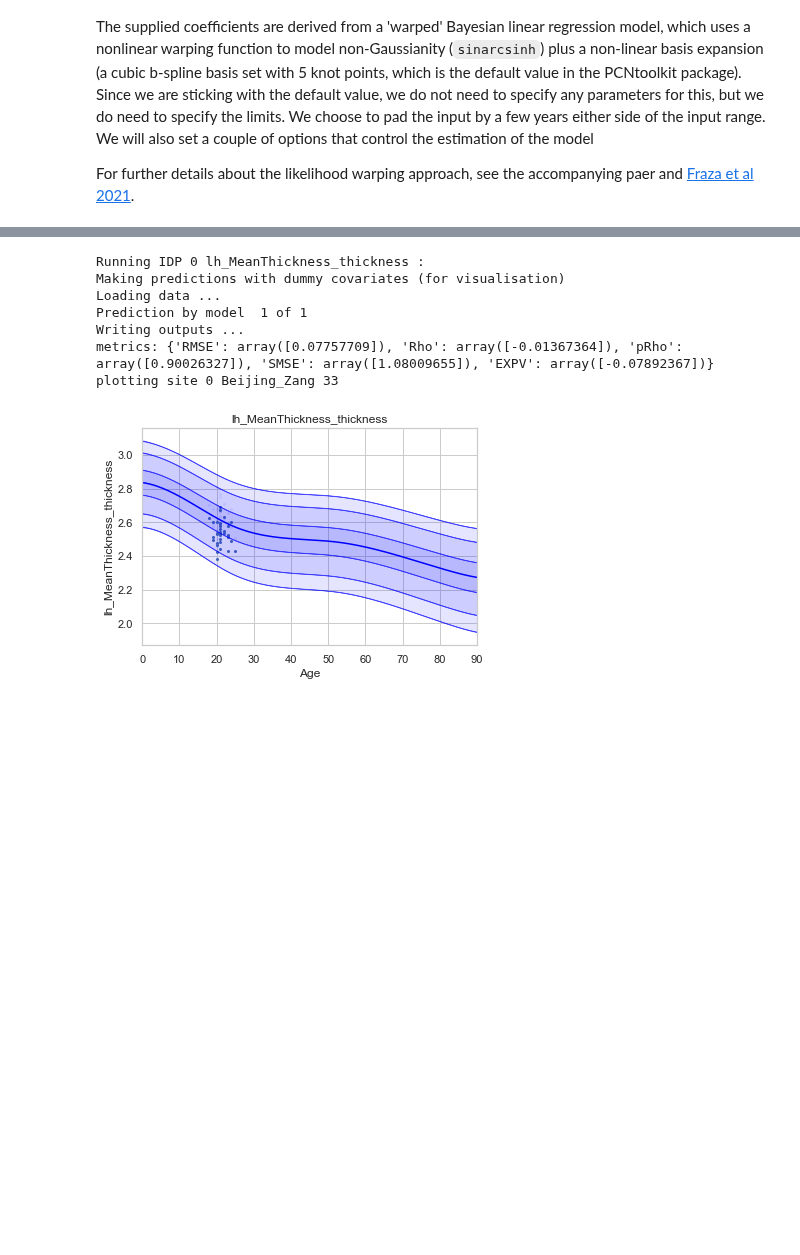
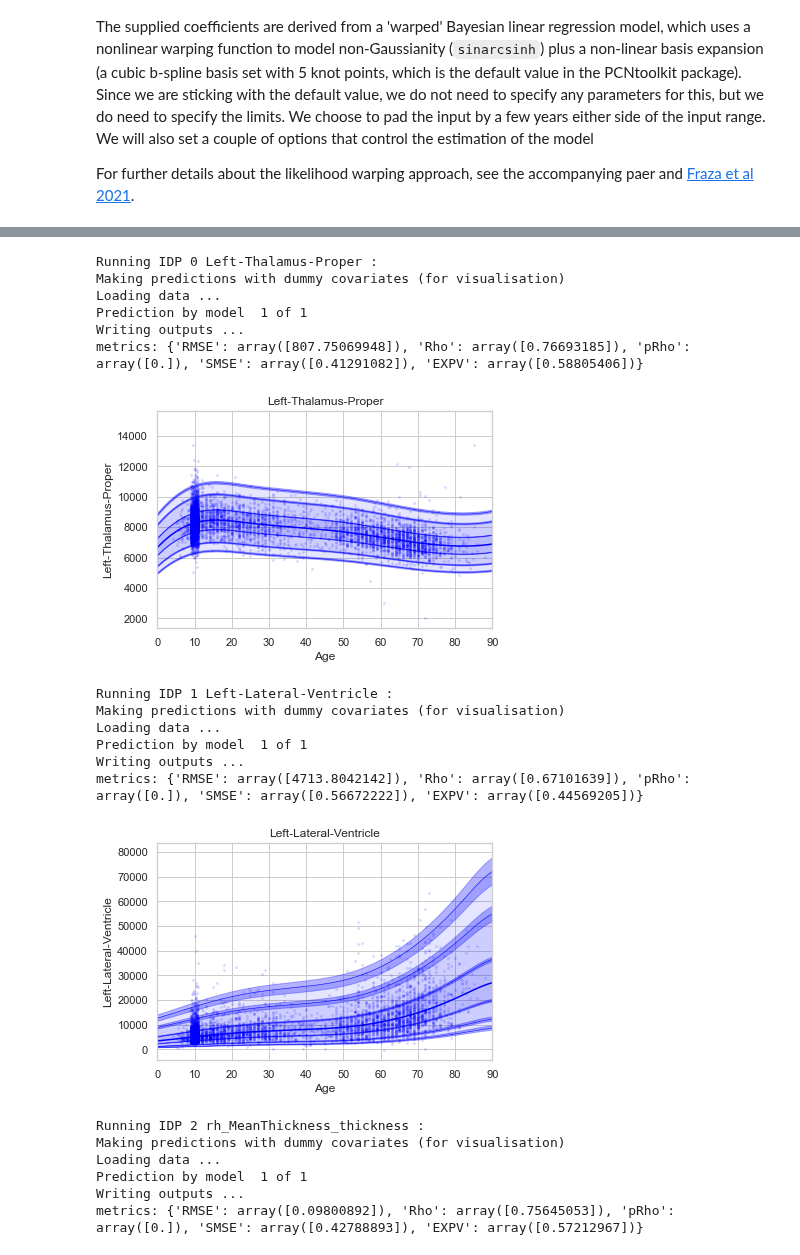
Before and after one commit to predictive-clinical-neuroscience/braincharts, a Jupyter notebook: scripts/apply_normative_models.ipynb, the cells around one changed output, grey strips where cells are left out. Drawn from its saved outputs; the diff is of its cells as text; code cells hidden in the pictures; blank space fills up the shorter version.

```diff
--- a/scripts/apply_normative_models.ipynb
+++ b/scripts/apply_normative_models.ipynb
@@ -22,13 +22,14 @@ Next, we configure some basic variables, like where we want the analysis to be d
 # %%
 # which model do we wish to use?
-model_name = 'lifespan_29K_82sites_train'
+model_name = 'lifespan_12K_59sites_mqc_train'
+site_names = 'site_ids_59sites.txt'
 
 # where the analysis takes place
 root_dir = '/Users/andmar/data/sairut/braincharts'
 out_dir = os.path.join(root_dir, 'models', model_name)
 
 # load a set of site ids from this model. This must match the training data
-with open(os.path.join(root_dir,'docs','site_ids_82sites.txt')) as f:
+with open(os.path.join(root_dir,'docs', site_names)) as f:
     site_ids_tr = f.read().splitlines()
 # %% [markdown]
 ### Load test data
@@ -39,11 +40,10 @@ Now we load the test data and remove some subjects that may have poor scan quali
 - [Kia et al 2021](https://www.biorxiv.org/content/10.1101/2021.05.28.446120v1.abstract)
 - [Rosen et al 2018](https://www.sciencedirect.com/science/article/abs/pii/S1053811917310832?via%3Dihub)
 # %%
-#test_data = '/Users/andmar/data/sairut/data/lifespan_big_controls_te.csv'
-test_data = '/Users/andmar/data/sairut/data/fcon1000_te.csv'
+test_data = '/Users/andmar/data/sairut/data/lifespan_big_controls_te_mqc.csv'
+#test_data = '/Users/andmar/data/sairut/data/fcon1000_te.csv'
 
 df_te = pd.read_csv(test_data, index_col=0)
-df_te = df_te.loc[df_te['site'] == 'Beijing_Zang']
 
 # remove some bad subjects
 df_te, bad_sub = remove_bad_subjects(df_te, df_te)
@@ -58,7 +60,6 @@ site_ids_te =  sorted(set(df_te['site'].to_list()))
 adaptation_data = '/Users/andmar/data/sairut/data/fcon1000_tr.csv'
 
 df_ad = pd.read_csv(adaptation_data, index_col=0)
-df_ad = df_ad.loc[df_ad['site'] == 'Beijing_Zang']
 
 # remove some bad subjects
 df_ad, bad_sub = remove_bad_subjects(df_ad, df_ad)
@@ -90,7 +91,7 @@ idp_ids = idp_ids_lh + idp_ids_rh + idp_ids_sc
 # %% [markdown]
 ... or alternatively, we could just specify a list
 # %%
-idp_ids = ['lh_MeanThickness_thickness']
+idp_ids = [ 'Left-Thalamus-Proper', 'Left-Lateral-Ventricle', 'rh_MeanThickness_thickness']
 # %% [markdown]
 ### Configure covariates
 
@@ -239,7 +273,7 @@ for idp_num, idp in enumerate(idp_ids):
     W = nm.blr.warp
     warp_param = nm.blr.hyp[1:nm.blr.warp.get_n_params()+1]
 
-    # first we warp predictions for the true data and compute evaluation metrics
+    # first, we warp predictions for the true data and compute evaluation metrics
     med_te = W.warp_predictions(np.squeeze(yhat_te), np.squeeze(s2_te), warp_param)[0]
     med_te = med_te[:, np.newaxis]
     print('metrics:', evaluate(y_te, med_te))
@@ -257,23 +291,40 @@ for idp_num, idp in enumerate(idp_ids):
     for sid, site in enumerate(site_ids_te):
 
         # plot the true test data points
-        #afm idx = np.where(np.bitwise_and(X_te[:,2] == sex, X_te[:,sid+len(cols_cov)+1] !=0))
-        idx = np.where(np.bitwise_and(X_te[:,2] == sex, (df_te['site'] == site).to_numpy()))
-        if len(idx[0]) == 0:
-            print('No data for site', sid, site, 'skipping...')
-            continue
+        if all(elem in site_ids_tr for elem in site_ids_te):
+            # all data in the test set are present in the training set
+
+            # first, we select the data points belonging to this particular site
+            idx = np.where(np.bitwise_and(X_te[:,2] == sex, X_te[:,sid+len(cols_cov)+1] !=0))
+            if len(idx[0]) == 0:
+                print('No data for site', sid, site, 'skipping...')
+                continue
+
+            # then directly adjust the data
+            idx_dummy = np.bitwise_and(X_dummy[:,1] > X_te[idx,1].min(), X_dummy[:,1] < X_te[idx,1].max())
+            y_te_rescaled = y_te[idx] - np.median(y_te[idx]) + np.median(med[idx_dummy])
         else:
-            print('plotting site', sid, site, len(idx[0]))
-            idx_dummy = np.bitwise_and(X_dummy[:,1] > X_te[idx,1].min(), X_dummy[:,1] < X_te[idx,1].max())
+            # we need to adjust the data based on the adaptation dataset
 
-        # adjust the intercept
-        y_te_rescaled = y_te[idx] - np.median(y_te[idx]) + np.median(med[idx_dummy])
-        plt.scatter(X_te[idx,1], y_te_rescaled, s=4, color=clr, alpha = 0.05)
+            # first, select the data point belonging to this particular site
+            idx = np.where(np.bitwise_and(X_te[:,2] == sex, (df_te['site'] == site).to_numpy()))
+            if len(idx[0]) == 0:
+                print('No data for site', sid, site, 'skipping...')
+                continue
 
-        #y_te_rescaled = y_te[idx]
-        #y_te_rescaled, s2_rescaled = nm.blr.transfer(nm.blr.hyp, X_te[idx,:], y_te[idx], X_te[idx,:], ys=y_te[idx])
-        #y_te_rescaled = W.invf(y_te_rescaled, warp_param)
-        #plt.scatter(X_te[idx,1], y_te_rescaled, s=4)
+            # load the adaptation data
+            y_ad = load_2d(os.path.join(idp_dir, 'resp_ad.txt'))
+            X_ad = load_2d(os.path.join(idp_dir, 'cov_bspline_ad.txt'))
+            idx_a = np.where(np.bitwise_and(X_ad[:,2] == sex, (df_ad['site'] == site).to_numpy()))
+
+            # adjust the pride
+            y_te_rescaled, s2_rescaled = nm.blr.predict_and_adjust(nm.blr.hyp,
+                                                                   X_ad[idx_a,:],
+                                                                   y_ad[idx_a],
+                                                                   Xs=None,
+                                                                   ys=np.squeeze(y_te[idx]))
+        # plot the (adjusted) data points
+        plt.scatter(X_te[idx,1], y_te_rescaled, s=4, color=clr, alpha = 0.1)
 
     # plot the median of the dummy data
     plt.plot(xx, med, clr)
@@ -292,34 +343,46 @@ for idp_num, idp in enumerate(idp_ids):
     junk, pr_int99l = W.warp_predictions(np.squeeze(yhat), np.squeeze(s2-0.5*s2s), warp_param, percentiles=[0.01,0.99])
     junk, pr_int25u = W.warp_predictions(np.squeeze(yhat), np.squeeze(s2+0.5*s2s), warp_param, percentiles=[0.25,0.75])
     junk, pr_int95u = W.warp_predictions(np.squeeze(yhat), np.squeeze(s2+0.5*s2s), warp_param, percentiles=[0.05,0.95])
     junk, pr_int99u = W.warp_predictions(np.squeeze(yhat), np.squeeze(s2+0.5*s2s), warp_param, percentiles=[0.01,0.99])
     plt.fill_between(xx, pr_int25l[:,0], pr_int25u[:,0], alpha = 0.3,color=clr)
     plt.fill_between(xx, pr_int95l[:,0], pr_int95u[:,0], alpha = 0.3,color=clr)
     plt.fill_between(xx, pr_int99l[:,0], pr_int99u[:,0], alpha = 0.3,color=clr)
     plt.fill_between(xx, pr_int25l[:,1], pr_int25u[:,1], alpha = 0.3,color=clr)
     plt.fill_between(xx, pr_int95l[:,1], pr_int95u[:,1], alpha = 0.3,color=clr)
     plt.fill_between(xx, pr_int99l[:,1], pr_int99u[:,1], alpha = 0.3,color=clr)
 
     # plot actual centile lines
     plt.plot(xx, pr_int25[:,0],color=clr, linewidth=0.5)
     plt.plot(xx, pr_int25[:,1],color=clr, linewidth=0.5)
     plt.plot(xx, pr_int95[:,0],color=clr, linewidth=0.5)
     plt.plot(xx, pr_int95[:,1],color=clr, linewidth=0.5)
     plt.plot(xx, pr_int99[:,0],color=clr, linewidth=0.5)
     plt.plot(xx, pr_int99[:,1],color=clr, linewidth=0.5)
 
     plt.xlabel('Age')
     plt.ylabel(idp)
     plt.title(idp)
     plt.xlim((0,90))
     plt.savefig(os.path.join(idp_dir, 'centiles_' + str(sex)),  bbox_inches='tight')
     plt.show()
 # %% [output]
-Running IDP 0 lh_MeanThickness_thickness :
+Running IDP 0 Left-Thalamus-Proper :
 Making predictions with dummy covariates (for visualisation)
 Loading data ...
 Prediction by model  1 of 1
 Writing outputs ...
-metrics: {'RMSE': array([0.07757709]), 'Rho': array([-0.01367364]), 'pRho': array([0.90026327]), 'SMSE': array([1.08009655]), 'EXPV': array([-0.07892367])}
-plotting site 0 Beijing_Zang 33
+metrics: {'RMSE': array([807.75069948]), 'Rho': array([0.76693185]), 'pRho': array([0.]), 'SMSE': array([0.41291082]), 'EXPV': array([0.58805406])}
-[figure, old version]
+[figure, new version]
+Running IDP 1 Left-Lateral-Ventricle :
+Making predictions with dummy covariates (for visualisation)
+Loading data ...
+Prediction by model  1 of 1
+Writing outputs ...
+metrics: {'RMSE': array([4713.8042142]), 'Rho': array([0.67101639]), 'pRho': array([0.]), 'SMSE': array([0.56672222]), 'EXPV': array([0.44569205])}
+[figure, added]
+Running IDP 2 rh_MeanThickness_thickness :
+Making predictions with dummy covariates (for visualisation)
+Loading data ...
+Prediction by model  1 of 1
+Writing outputs ...
+metrics: {'RMSE': array([0.09800892]), 'Rho': array([0.75645053]), 'pRho': array([0.]), 'SMSE': array([0.42788893]), 'EXPV': array([0.57212967])}
```
Also changed, not shown: parts of 14 cells of this notebook.
